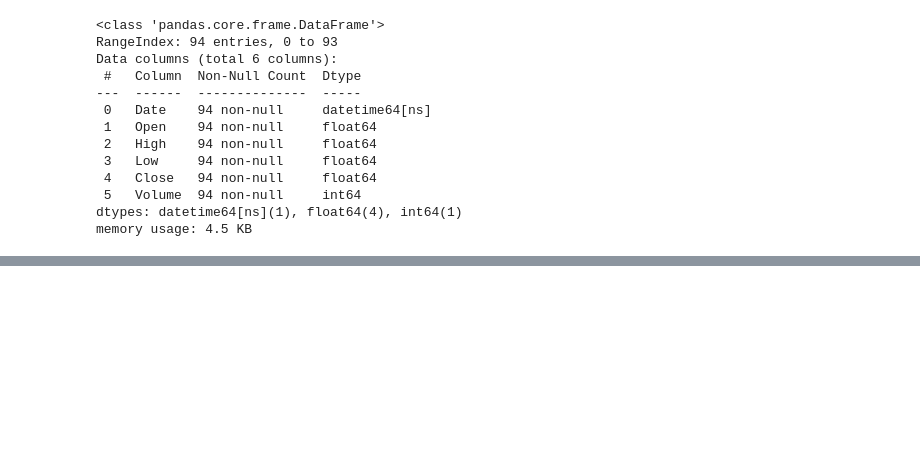
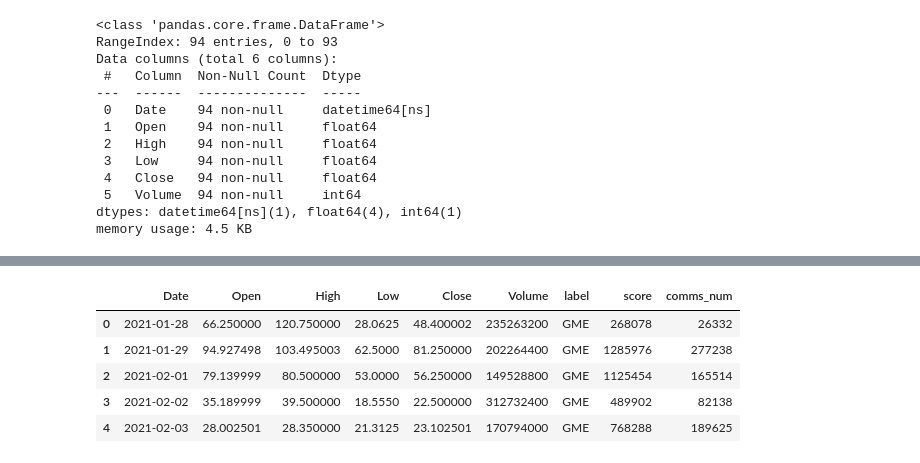
Before and after one commit to CrunchySweet/AI, a Jupyter notebook: Semester1/Stocks/Stocks.ipynb, the cells around one changed output, grey strips where cells are left out. Drawn from its saved outputs; the diff is of its cells as text; code cells hidden in the pictures; blank space fills up the shorter version.

```diff
--- a/Semester1/Stocks/Stocks.ipynb
+++ b/Semester1/Stocks/Stocks.ipynb
@@ -191,0 +219,2 @@ sns.scatterplot(data = amc, x='Date', y = 'High')
+# %%
+gme_wsb = wsb[wsb['label']=='GME']
@@ -191,0 +225,11 @@ sns.scatterplot(data = amc, x='Date', y = 'High')
+# %%
+GME_merged = pd.merge(df, gme_wsb,how = 'inner', on ='Date' )
+# %%
+GME_merged.head()
+# %% [output]
+|  | Date | Open | High | Low | Close | Volume | label | score | comms_num |
+| 0 | 2021-01-28 | 66.250000 | 120.750000 | 28.0625 | 48.400002 | 235263200 | GME | 268078 | 26332 |
+| 1 | 2021-01-29 | 94.927498 | 103.495003 | 62.5000 | 81.250000 | 202264400 | GME | 1285976 | 277238 |
+| 2 | 2021-02-01 | 79.139999 | 80.500000 | 53.0000 | 56.250000 | 149528800 | GME | 1125454 | 165514 |
+| 3 | 2021-02-02 | 35.189999 | 39.500000 | 18.5550 | 22.500000 | 312732400 | GME | 489902 | 82138 |
+| 4 | 2021-02-03 | 28.002501 | 28.350000 | 21.3125 | 23.102501 | 170794000 | GME | 768288 | 189625 |
```
Also changed, not shown: parts of 27 cells of this notebook, 1 other file.
